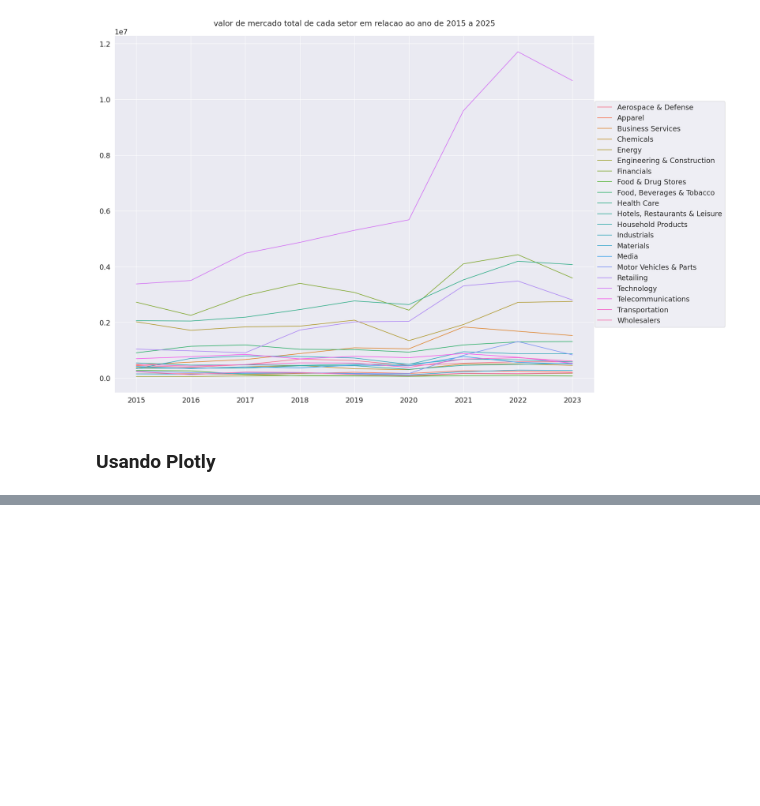
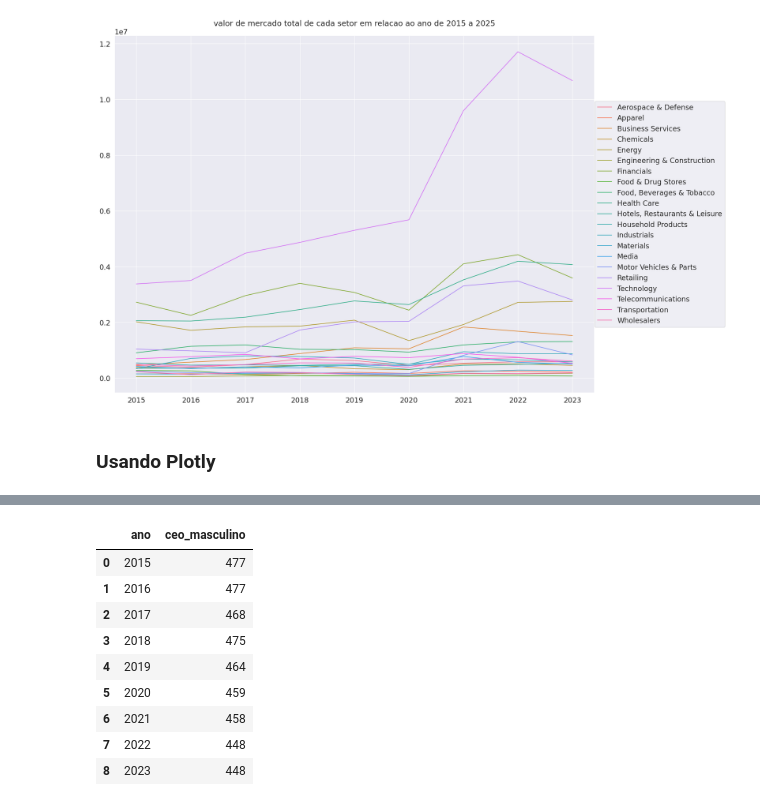
Before and after one commit to kaladabrio2020/AnalisandoFortunas, a Jupyter notebook: Analise.ipynb, the cells around one changed output, grey strips where cells are left out. Saved outputs shown, nothing was run; the diff lists cells and outputs as text; code cells hidden in the pictures; blank space fills up the shorter version.

```diff
--- a/Analise.ipynb
+++ b/Analise.ipynb
@@ -288,0 +301,13 @@ fig.show()
+# %%
+dataMasculino
+# %% [output]
+|  | ano | ceo_masculino |
+| 0 | 2015 | 477 |
+| 1 | 2016 | 477 |
+| 2 | 2017 | 468 |
+| 3 | 2018 | 475 |
+| 4 | 2019 | 464 |
+| 5 | 2020 | 459 |
+| 6 | 2021 | 458 |
+| 7 | 2022 | 448 |
+| 8 | 2023 | 448 |
```
Also changed, not shown: parts of 14 cells of this notebook.
